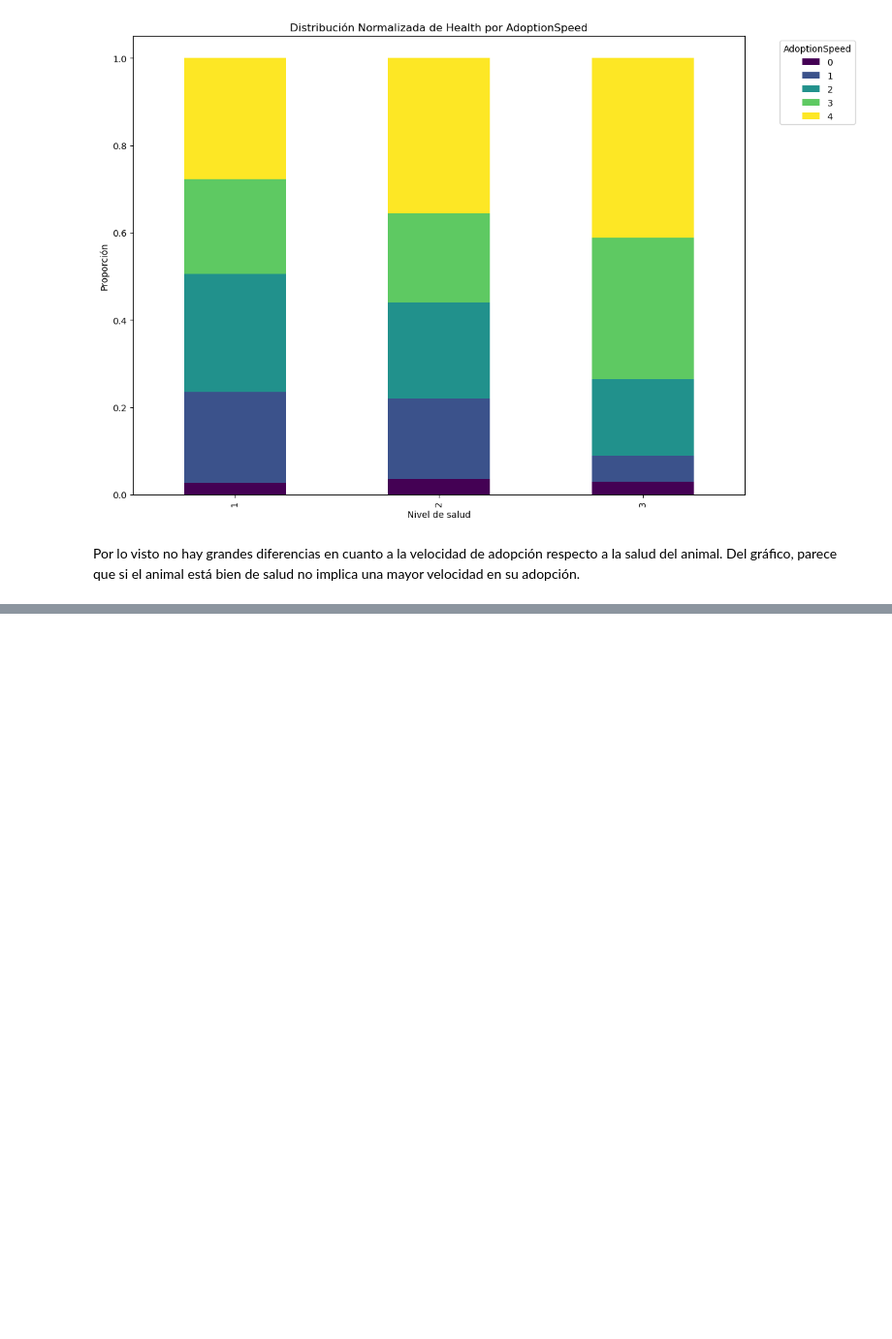
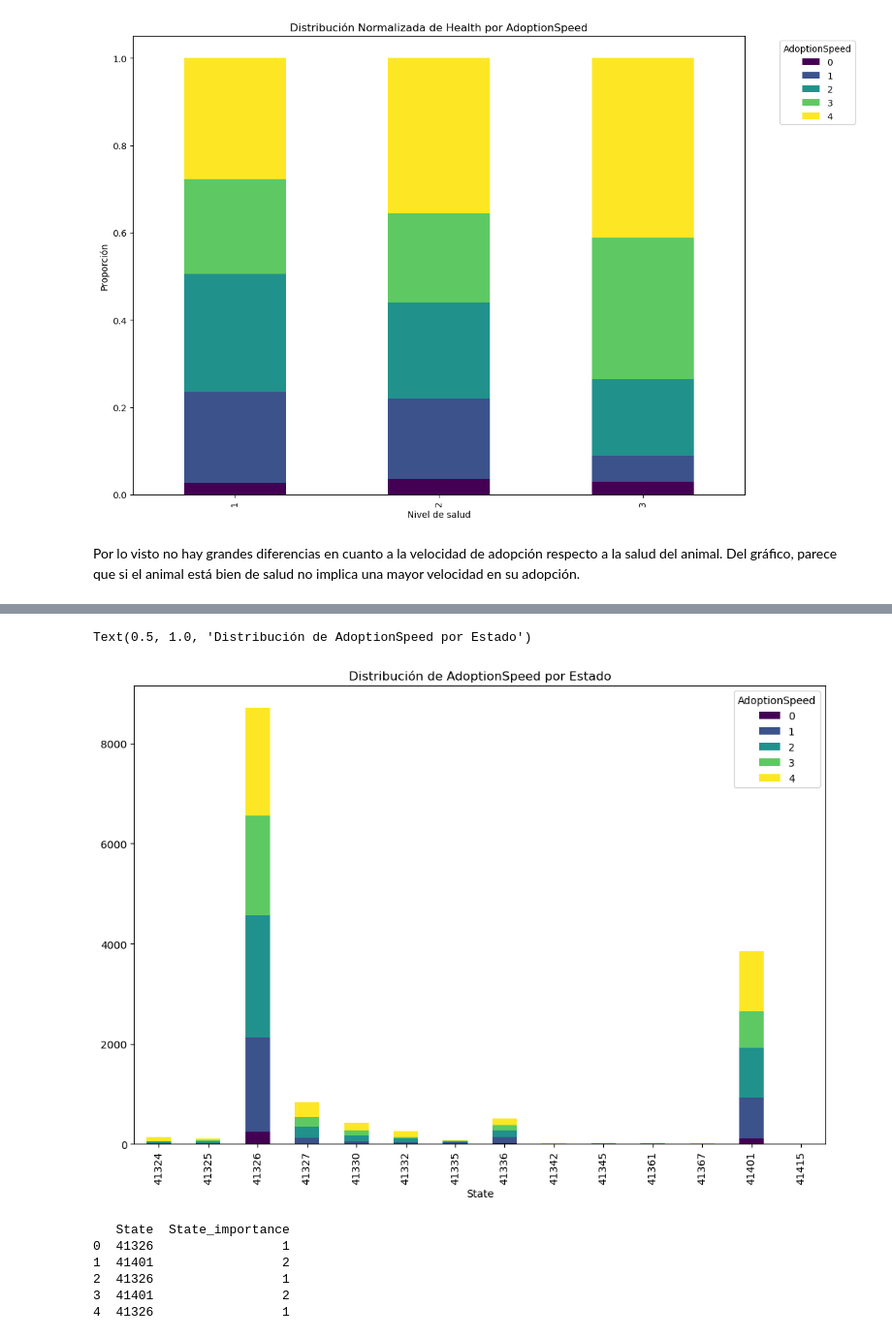
Before and after one commit to AraneoA/UA_MDM_Labo2, a Jupyter notebook: tutoriales/03_Petfinder_EDA_Seba.ipynb, the cells around one changed output, grey strips where cells are left out. Shown at 97% size. Saved outputs shown, nothing was run; the diff lists cells and outputs as text; code cells hidden in the pictures; blank space fills up the shorter version.

Commit message:
Cambio

```diff
--- a/tutoriales/03_Petfinder_EDA_Seba.ipynb
+++ b/tutoriales/03_Petfinder_EDA_Seba.ipynb
@@ -351,0 +359,17 @@ Del gráfico, parece que si el animal está bien de salud no implica una mayor v
+# %%
+def categorizar_edad(df):
+    """
+    Crea una nueva columna 'AgeCategory' en el DataFrame basado en la edad de los animales.
+    Categorías:
+    - 1: Menos de 12 meses
+    - 2: Entre 12 y 48 meses (inclusive)
+    - 3: 48 meses o más
+    """
+    df['AgeCategory'] = df['Age'].apply(lambda x: 1 if x < 12 else (2 if x < 48 else 3))
+    return df
+
+# Aplicar la función al dataset
+train = categorizar_edad(train)
+
+# Verificar los cambios
+print(train[['Age', 'AgeCategory']].head())
@@ -351,0 +399,19 @@ Del gráfico, parece que si el animal está bien de salud no implica una mayor v
+# %%
+train.groupby('State')['AdoptionSpeed'].value_counts().unstack().plot(kind='bar', stacked=True, figsize=(12, 8), colormap='viridis')
+plt.title('Distribución de AdoptionSpeed por Estado')
+# %% [output]
+Text(0.5, 1.0, 'Distribución de AdoptionSpeed por Estado')
+[figure, added]
+# %%
+# Crear la nueva columna 'State_importance' basada en la columna 'State'
+train['State_importance'] = train['State'].apply(lambda x: 1 if x == 41326 else (2 if x == 41401 else 3))
+
+# Verificar los cambios
+print(train[['State', 'State_importance']].head())
+# %% [output]
+   State  State_importance
+0  41326                 1
+1  41401                 2
+2  41326                 1
+3  41401                 2
+4  41326                 1
```
Also changed, not shown: parts of 3 cells of this notebook, 1 other file.
